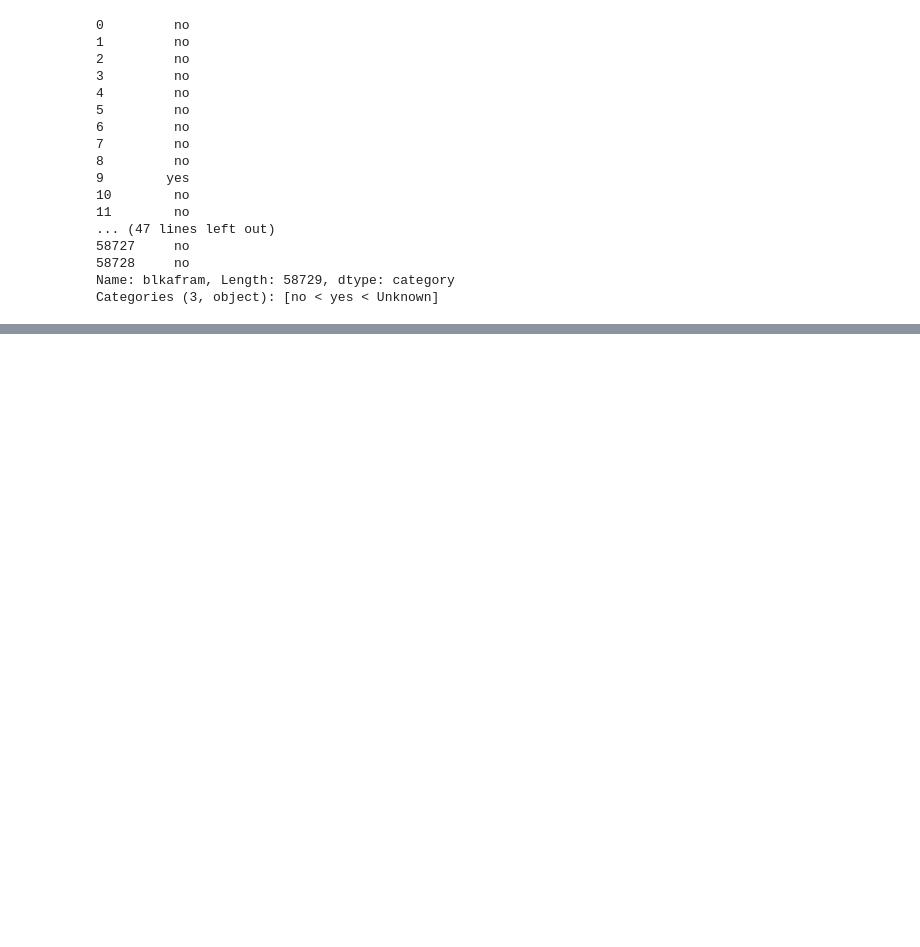
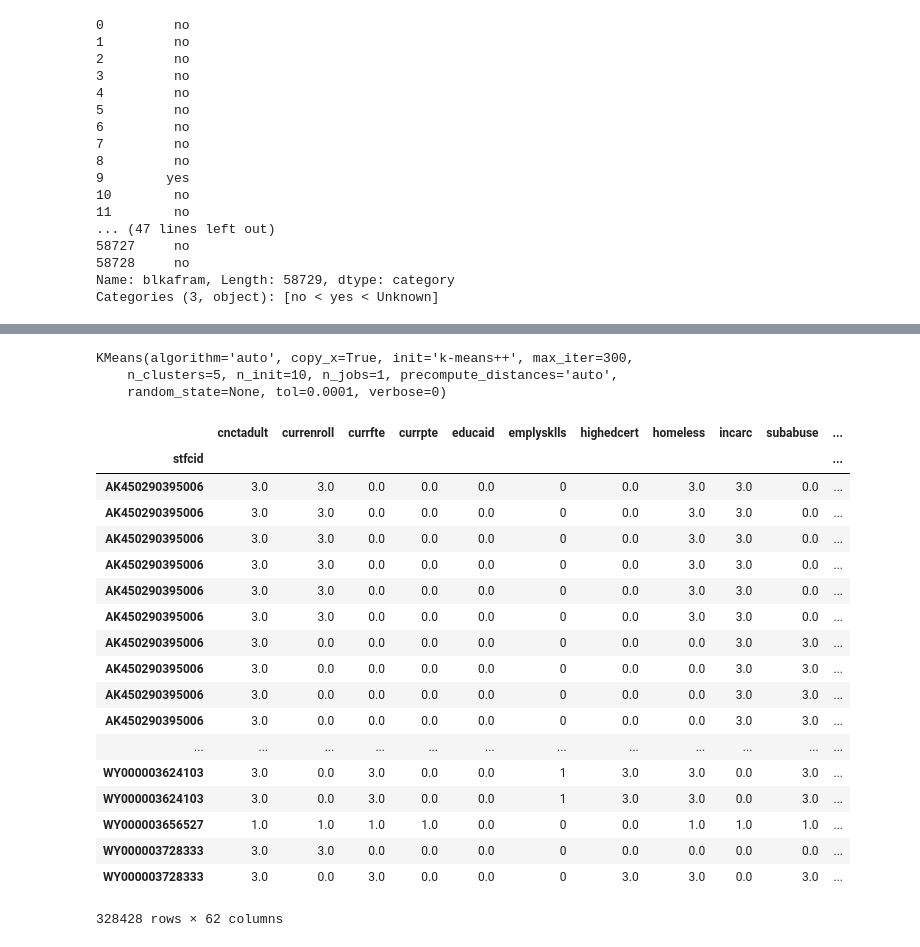
Before and after one commit to kylehommes/FosterCare, a Jupyter notebook: Foster Care Project.ipynb, the cells around one changed output, grey strips where cells are left out. Saved outputs shown, nothing was run; the diff lists cells and outputs as text; code cells hidden in the pictures; blank space fills up the shorter version.

```diff
--- a/Foster Care Project.ipynb
+++ b/Foster Care Project.ipynb
@@ -421,0 +762,2 @@ dat_dic_4 = dict({'blank':1,'death':0,'incarcerated':0,'runaway or missing':0,
+# %%
+df_mod_ml = df_mod_ml.fillna(0)
@@ -421,0 +785,11 @@ dat_dic_4 = dict({'blank':1,'death':0,'incarcerated':0,'runaway or missing':0,
+# %%
+array = df_mod_ml.values
+X = array[:,1:60]
+X = np.nan_to_num(X)
+Y = array[:,59]
+validation_size = 0.20
+seed = 7
+X_train, X_validation, Y_train, Y_validation = model_selection.train_test_split(X,Y,test_size=validation_size,random_state=seed)
+scoring = 'accuracy'
+Y_train = Y_train.astype('int')
+Y_validation = Y_validation.astype('int')
@@ -421,0 +820,16 @@ dat_dic_4 = dict({'blank':1,'death':0,'incarcerated':0,'runaway or missing':0,
+# %%
+from sklearn.cluster import KMeans
+from scipy.spatial.distance import cdist
+from sklearn import metrics
+from sklearn.decomposition import PCA
+Nc = range(1,20)
+score = []
+for i in Nc:
+    kmeans = KMeans(n_clusters=i).fit(X)
+    kmeans.fit(X)
+    score.append(sum(np.min(cdist(X,kmeans.cluster_centers_,'euclidean'),axis=1))/X.shape[0])
+plt.plot(Nc,score,'bx-')
+plt.xlabel('Number of Clusters')
+plt.ylabel('Score')
+plt.title('Elbow Curve')
+pl.show()
@@ -421,0 +874,9 @@ dat_dic_4 = dict({'blank':1,'death':0,'incarcerated':0,'runaway or missing':0,
+# %%
+kmeans_mod = KMeans(n_clusters=5).fit(X)
+kmeans_mod.fit(X)
+labels = kmeans_mod.labels_
+df_model['cluster'] = labels
+# %% [output]
+KMeans(algorithm='auto', copy_x=True, init='k-means++', max_iter=300,
+    n_clusters=5, n_init=10, n_jobs=1, precompute_distances='auto',
+    random_state=None, tol=0.0001, verbose=0)
@@ -421,0 +885,22 @@ dat_dic_4 = dict({'blank':1,'death':0,'incarcerated':0,'runaway or missing':0,
+# %%
+df_model
+# %% [output]
+|  | cnctadult | currenroll | currfte | currpte | educaid | emplysklls | highedcert | homeless | incarc | subabuse | ... |
+| stfcid |  |  |  |  |  |  |  |  |  |  | ... |
+| AK450290395006 | 3.0 | 3.0 | 0.0 | 0.0 | 0.0 | 0 | 0.0 | 3.0 | 3.0 | 0.0 | ... |
+| AK450290395006 | 3.0 | 3.0 | 0.0 | 0.0 | 0.0 | 0 | 0.0 | 3.0 | 3.0 | 0.0 | ... |
+| AK450290395006 | 3.0 | 3.0 | 0.0 | 0.0 | 0.0 | 0 | 0.0 | 3.0 | 3.0 | 0.0 | ... |
+| AK450290395006 | 3.0 | 3.0 | 0.0 | 0.0 | 0.0 | 0 | 0.0 | 3.0 | 3.0 | 0.0 | ... |
+| AK450290395006 | 3.0 | 3.0 | 0.0 | 0.0 | 0.0 | 0 | 0.0 | 3.0 | 3.0 | 0.0 | ... |
+| AK450290395006 | 3.0 | 3.0 | 0.0 | 0.0 | 0.0 | 0 | 0.0 | 3.0 | 3.0 | 0.0 | ... |
+| AK450290395006 | 3.0 | 0.0 | 0.0 | 0.0 | 0.0 | 0 | 0.0 | 0.0 | 3.0 | 3.0 | ... |
+| AK450290395006 | 3.0 | 0.0 | 0.0 | 0.0 | 0.0 | 0 | 0.0 | 0.0 | 3.0 | 3.0 | ... |
+| AK450290395006 | 3.0 | 0.0 | 0.0 | 0.0 | 0.0 | 0 | 0.0 | 0.0 | 3.0 | 3.0 | ... |
+| AK450290395006 | 3.0 | 0.0 | 0.0 | 0.0 | 0.0 | 0 | 0.0 | 0.0 | 3.0 | 3.0 | ... |
+| ... | ... | ... | ... | ... | ... | ... | ... | ... | ... | ... | ... |
+| WY000003624103 | 3.0 | 0.0 | 3.0 | 0.0 | 0.0 | 1 | 3.0 | 3.0 | 0.0 | 3.0 | ... |
+| WY000003624103 | 3.0 | 0.0 | 3.0 | 0.0 | 0.0 | 1 | 3.0 | 3.0 | 0.0 | 3.0 | ... |
+| WY000003656527 | 1.0 | 1.0 | 1.0 | 1.0 | 0.0 | 0 | 0.0 | 1.0 | 1.0 | 1.0 | ... |
+| WY000003728333 | 3.0 | 3.0 | 0.0 | 0.0 | 0.0 | 0 | 0.0 | 0.0 | 0.0 | 0.0 | ... |
+| WY000003728333 | 3.0 | 0.0 | 3.0 | 0.0 | 0.0 | 0 | 3.0 | 3.0 | 0.0 | 3.0 | ... |
+328428 rows × 62 columns
```
Also changed, not shown: parts of 28 cells of this notebook.
